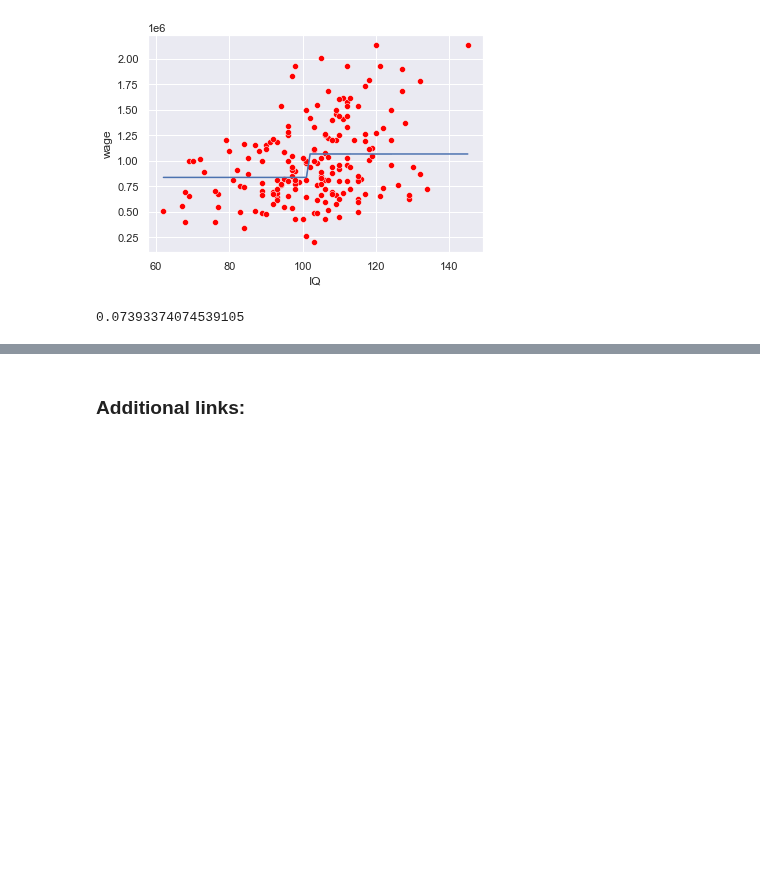
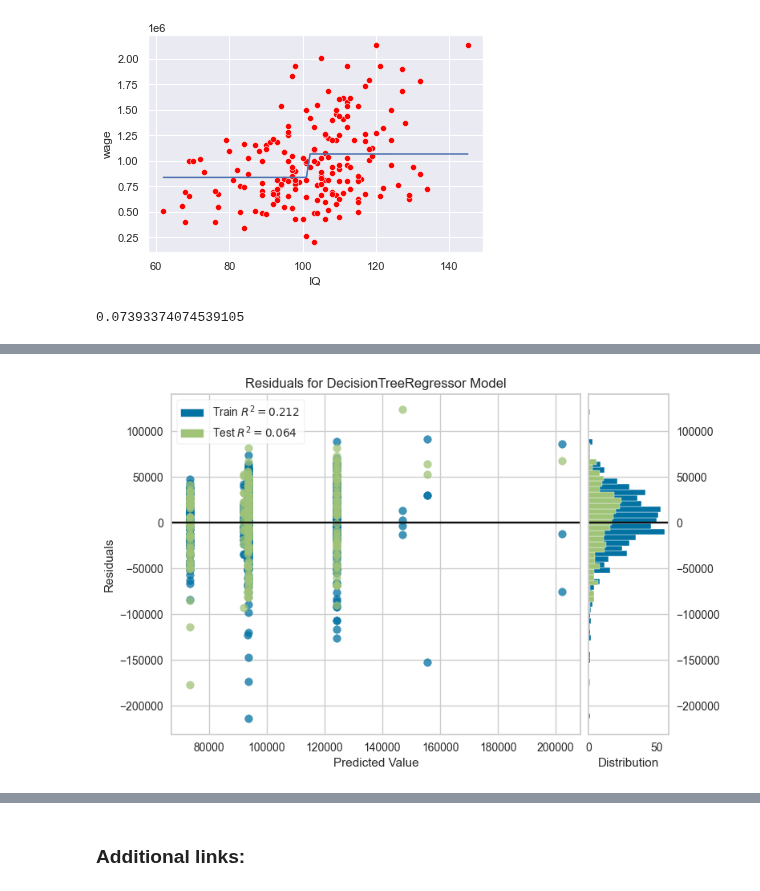
Before and after one commit to PJalgotrader/Machine_Learning-USU, a Jupyter notebook: Lectures and codes/ML spring 2023/Module 9- CART/Python/DTs_regression.ipynb, the cells around one changed output, grey strips where cells are left out. Saved outputs shown, nothing was run; the diff lists cells and outputs as text; code cells hidden in the pictures; blank space fills up the shorter version.

```diff
--- a/Lectures and codes/ML spring 2023/Module 9- CART/Python/DTs_regression.ipynb
+++ b/Lectures and codes/ML spring 2023/Module 9- CART/Python/DTs_regression.ipynb
@@ -331,0 +414,2 @@ dtree.score(np.array(X_test['IQ']).reshape(-1,1),y_test)
+# %%
+dt_reg = create_model(estimator='dt')
@@ -331,0 +436,2 @@ dtree.score(np.array(X_test['IQ']).reshape(-1,1),y_test)
+# %%
+tuned_dt_reg = tune_model(dt_reg)
@@ -331,0 +477,3 @@ dtree.score(np.array(X_test['IQ']).reshape(-1,1),y_test)
+# %%
+plot_model(tuned_dt_reg, plot = 'residuals')
+# %% [output]
@@ -331,0 +481 @@ dtree.score(np.array(X_test['IQ']).reshape(-1,1),y_test)
+[figure, added]
```
Also changed, not shown: parts of 24 cells of this notebook, 4 other files.
